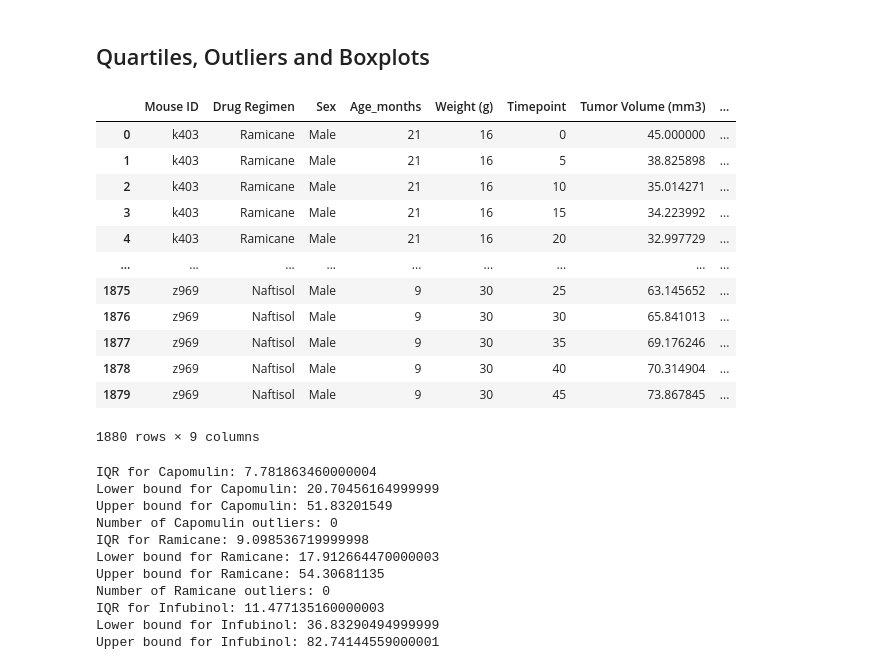
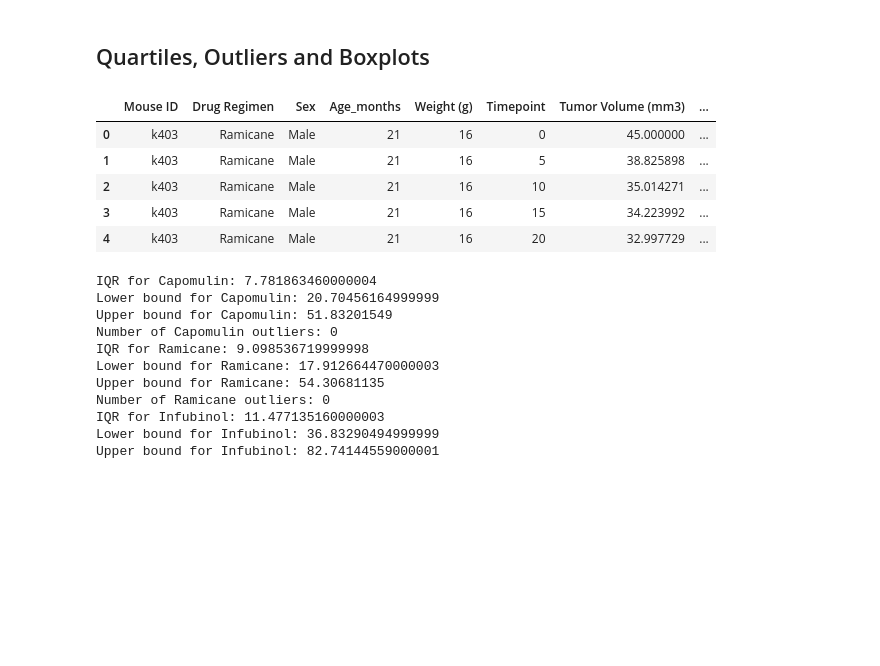
Before and after one commit to NoahLeVoir/Matplotlib-Challenge, a Jupyter notebook: Pymaceuticals/pymaceuticals.ipynb, the cells around one changed output. Cells and saved outputs as stored; diff of their text form; code cells hidden in the pictures; blank space fills up the shorter version.

```diff
--- a/Pymaceuticals/pymaceuticals.ipynb
+++ b/Pymaceuticals/pymaceuticals.ipynb
@@ -287,37 +283,30 @@ plt.show()
 # %%
 # Calculate the final tumor volume of each mouse across four of the treatment regimens:
 # Capomulin, Ramicane, Infubinol, and Ceftamin
 select_drugs = ["Capomulin", "Ramicane", "Infubinol", "Ceftamin"]
 
 # Start by getting the last (greatest) timepoint for each mouse
 # Use a groupby to look at each unique mouse ID
 mouse_group = cleaned_mouse_data.groupby("Mouse ID")
 mouse_group
 
-# Find the max value for each mouse in the Timepoint column and store that value
+# Find the max value for each mouse in the Timepoint column and store that value as the last/greatest Timepoint value
 max_time = pd.DataFrame(mouse_group["Timepoint"].max())
 max_time
-# Rename the column
+# Rename the column to Max Timepoint so that it can be merged
 max_time = max_time.rename(columns = {"Timepoint": "Max Timepoint"})
 
 # Merge this group df with the original dataframe to get the tumor volume at the last timepoint
 #Storing this value in the new column called "Max Timepoint"
 max_mouse_data = pd.merge(cleaned_mouse_data, max_time, on = "Mouse ID")
-max_mouse_data
+max_mouse_data.head()
 # %% [output]
 |  | Mouse ID | Drug Regimen | Sex | Age_months | Weight (g) | Timepoint | Tumor Volume (mm3) | ... |
 | 0 | k403 | Ramicane | Male | 21 | 16 | 0 | 45.000000 | ... |
 | 1 | k403 | Ramicane | Male | 21 | 16 | 5 | 38.825898 | ... |
 | 2 | k403 | Ramicane | Male | 21 | 16 | 10 | 35.014271 | ... |
 | 3 | k403 | Ramicane | Male | 21 | 16 | 15 | 34.223992 | ... |
 | 4 | k403 | Ramicane | Male | 21 | 16 | 20 | 32.997729 | ... |
-| ... | ... | ... | ... | ... | ... | ... | ... | ... |
-| 1875 | z969 | Naftisol | Male | 9 | 30 | 25 | 63.145652 | ... |
-| 1876 | z969 | Naftisol | Male | 9 | 30 | 30 | 65.841013 | ... |
-| 1877 | z969 | Naftisol | Male | 9 | 30 | 35 | 69.176246 | ... |
-| 1878 | z969 | Naftisol | Male | 9 | 30 | 40 | 70.314904 | ... |
-| 1879 | z969 | Naftisol | Male | 9 | 30 | 45 | 73.867845 | ... |
-1880 rows × 9 columns
 # %%
 # Put treatments into a list for for loop (and later for plot labels)
 # Did this in the previous cell, it is the value below
```
Also changed, not shown: parts of 13 cells of this notebook.
